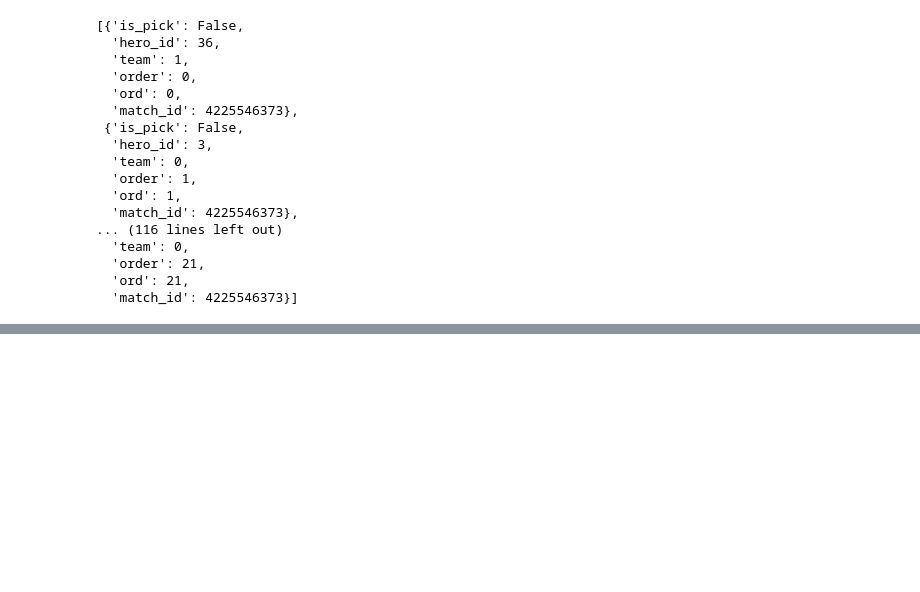
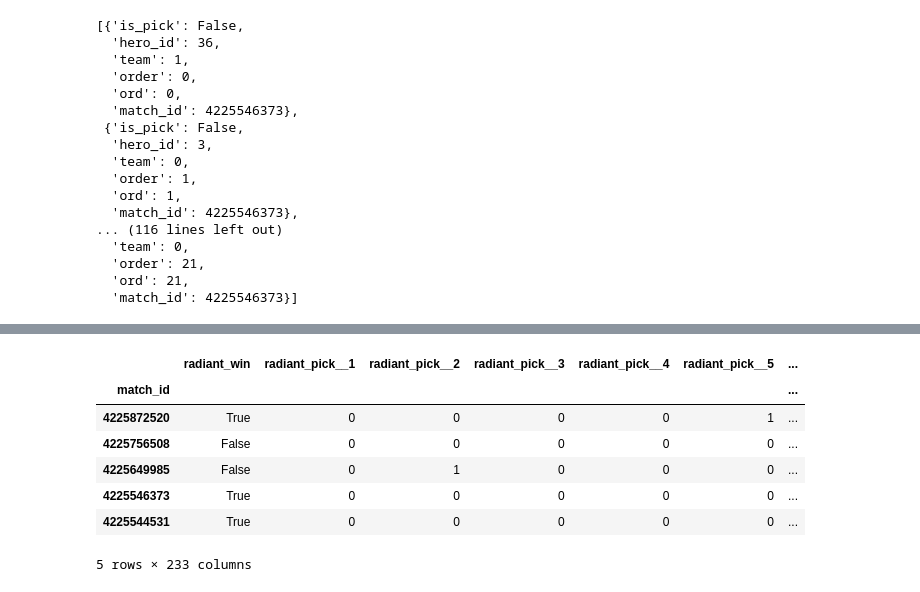
Before and after one commit to CowardlyBattleCat/DotaScience, a Jupyter notebook: DotaScience_EDA.ipynb, the cells around one changed output, grey strips where cells are left out. Saved outputs shown, nothing was run; the diff lists cells and outputs as text; code cells hidden in the pictures; blank space fills up the shorter version.

```diff
--- a/DotaScience_EDA.ipynb
+++ b/DotaScience_EDA.ipynb
@@ -1266,0 +1289,12 @@ def assign_pick():
+# %%
+sample_hero_pick_dummy_df = create_hero_pick_dummies(sample_md_df, hero_pick_col_names)
+sample_hero_pick_dummy_df
+# %% [output]
+|  | radiant_win | radiant_pick__1 | radiant_pick__2 | radiant_pick__3 | radiant_pick__4 | radiant_pick__5 | ... |
+| match_id |  |  |  |  |  |  | ... |
+| 4225872520 | True | 0 | 0 | 0 | 0 | 1 | ... |
+| 4225756508 | False | 0 | 0 | 0 | 0 | 0 | ... |
+| 4225649985 | False | 0 | 1 | 0 | 0 | 0 | ... |
+| 4225546373 | True | 0 | 0 | 0 | 0 | 0 | ... |
+| 4225544531 | True | 0 | 0 | 0 | 0 | 0 | ... |
+5 rows × 233 columns
```
Also changed, not shown: parts of 20 cells of this notebook.
